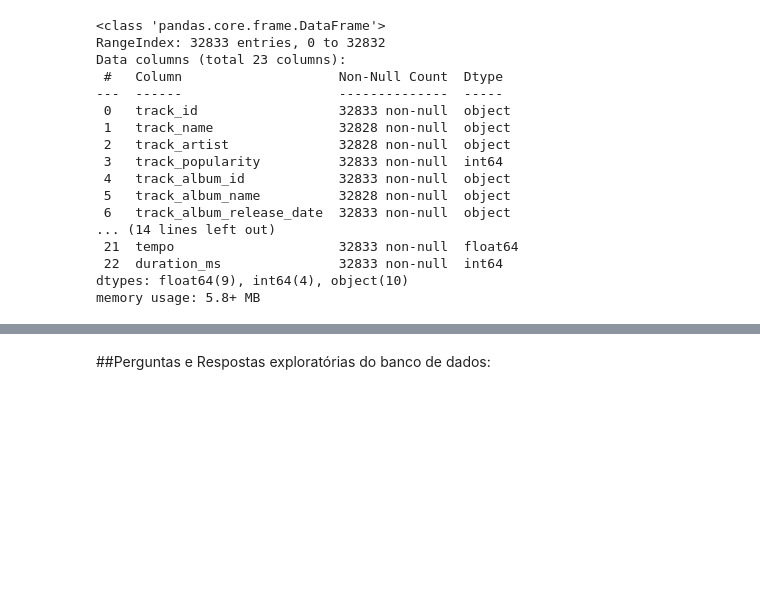
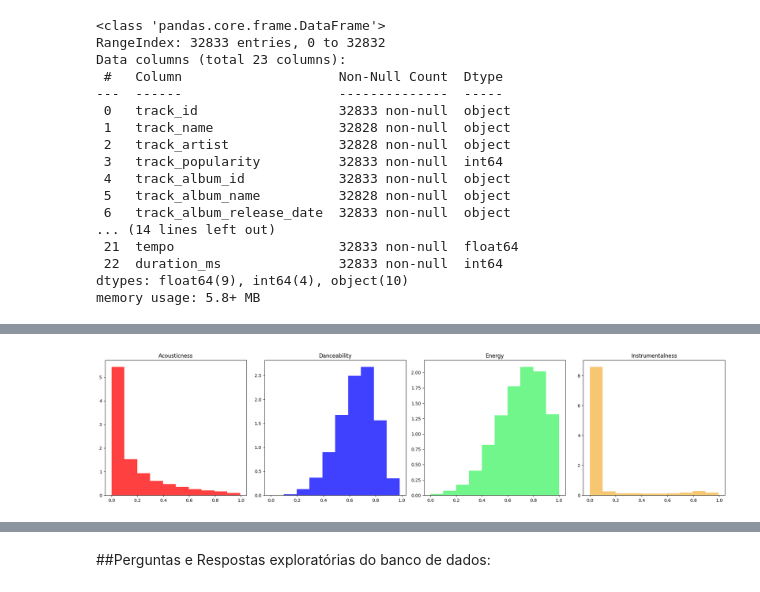
Before and after one commit to StellaDuarte/Ci-nciadedados, a Jupyter notebook: Trabalho_1_Ciência_de_dados.ipynb, the cells around one changed output, grey strips where cells are left out. Saved outputs shown, nothing was run; the diff lists cells and outputs as text; code cells hidden in the pictures; blank space fills up the shorter version.

```diff
--- a/Trabalho_1_Ciência_de_dados.ipynb
+++ b/Trabalho_1_Ciência_de_dados.ipynb
@@ -40,0 +64,22 @@ memory usage: 5.8+ MB
+# %%
+dataset=tab
+# Função para plotagem dos gráficos de dispersão
+def plotarDispersoes(axis,features,colors, titles):
+    fig, (axis) = plt.subplots(ncols=len(axis), figsize=(20, 5))
+    qtd_itens = len(axis)
+    i = 0
+    while i < qtd_itens:
+        axis[i].hist(dataset[features[i]], 10, density=True, histtype='stepfilled', facecolor=colors[i], alpha=0.75)
+        axis[i].set_title(titles[i])
+        i+=1
+    fig.tight_layout()
+    plt.show()
+
+# Configuração do primeiro panel de gráficos de dispersão
+axis = ['ax0','ax1','ax2','ax3']
+features = ['acousticness', 'danceability', 'energy', 'instrumentalness']
+colors = ['red', 'blue','#42f465', '#f4b342']
+titles = ['Acousticness', 'Danceability', 'Energy', 'Instrumentalness']
+plotarDispersoes(axis,features,colors,titles)
+# %% [output]
+[figure, added]
```
Also changed, not shown: parts of 12 cells of this notebook.
